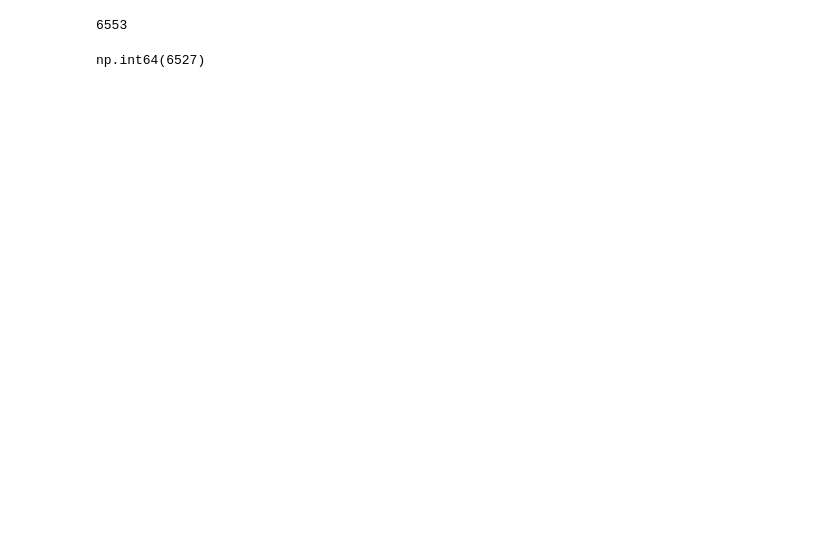
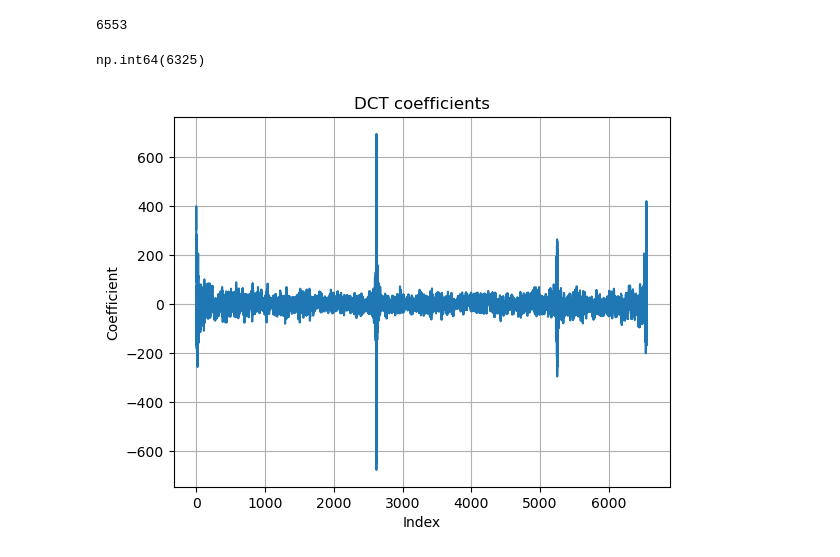
Before and after one commit to js4484821266/project-durumari, a Jupyter notebook: dct.ipynb, the cells around one changed output. Drawn from its saved outputs; the diff is of its cells as text; code cells hidden in the pictures; blank space fills up the shorter version.

Commit message:
Refactor percentile calculation to use NumPy's sort function for improved performance and clarity

```diff
--- a/dct.ipynb
+++ b/dct.ipynb
@@ -13,11 +14,20 @@ len(fr)
 # %% [output]
 6553
 # %%
-coef = np.round(dct(l)).astype(np.int64)
+coef = np.round(dct(l, norm="ortho")).astype(np.int64)
 threshold = np.sqrt(abs(coef).max())
-scoef=coef.sort()
+scoef = np.sort(coef)
 coeft = np.array([i if abs(i) > threshold else 0 for i in coef])
-reconstructed = np.round(idct(coeft)).astype(np.int64)
+reconstructed = np.round(idct(coeft, norm="ortho")).astype(np.int64)
 ((l != reconstructed)).sum()
 # %% [output]
-np.int64(6527)
+np.int64(6325)
+# %%
+plt.plot(coef)
+plt.xlabel("Index")
+plt.ylabel("Coefficient")
+plt.title("DCT coefficients")
+plt.grid(True)
+plt.show()
+# %% [output]
+[figure, added]
```
Also changed, not shown: parts of 8 cells of this notebook, 1 other file.
